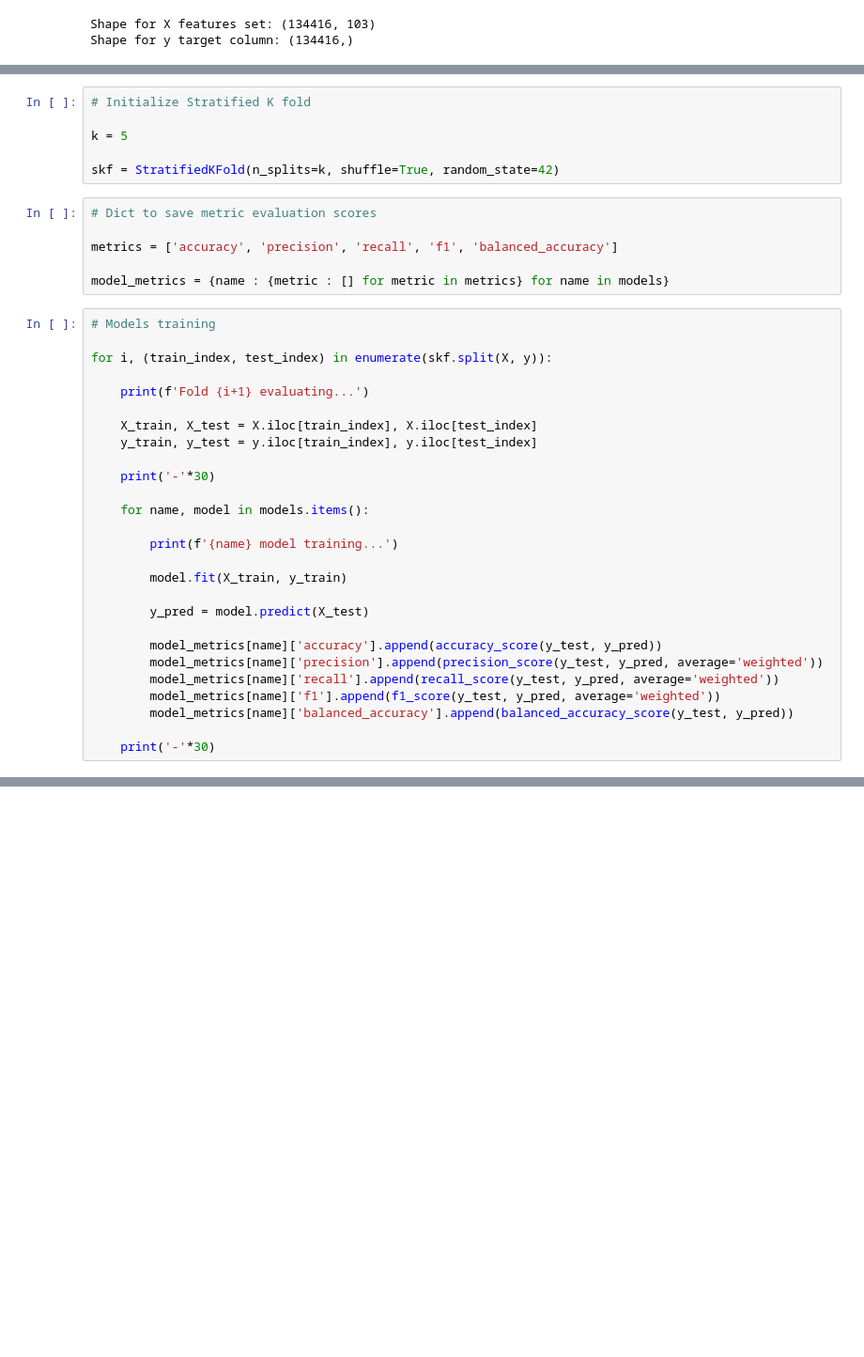
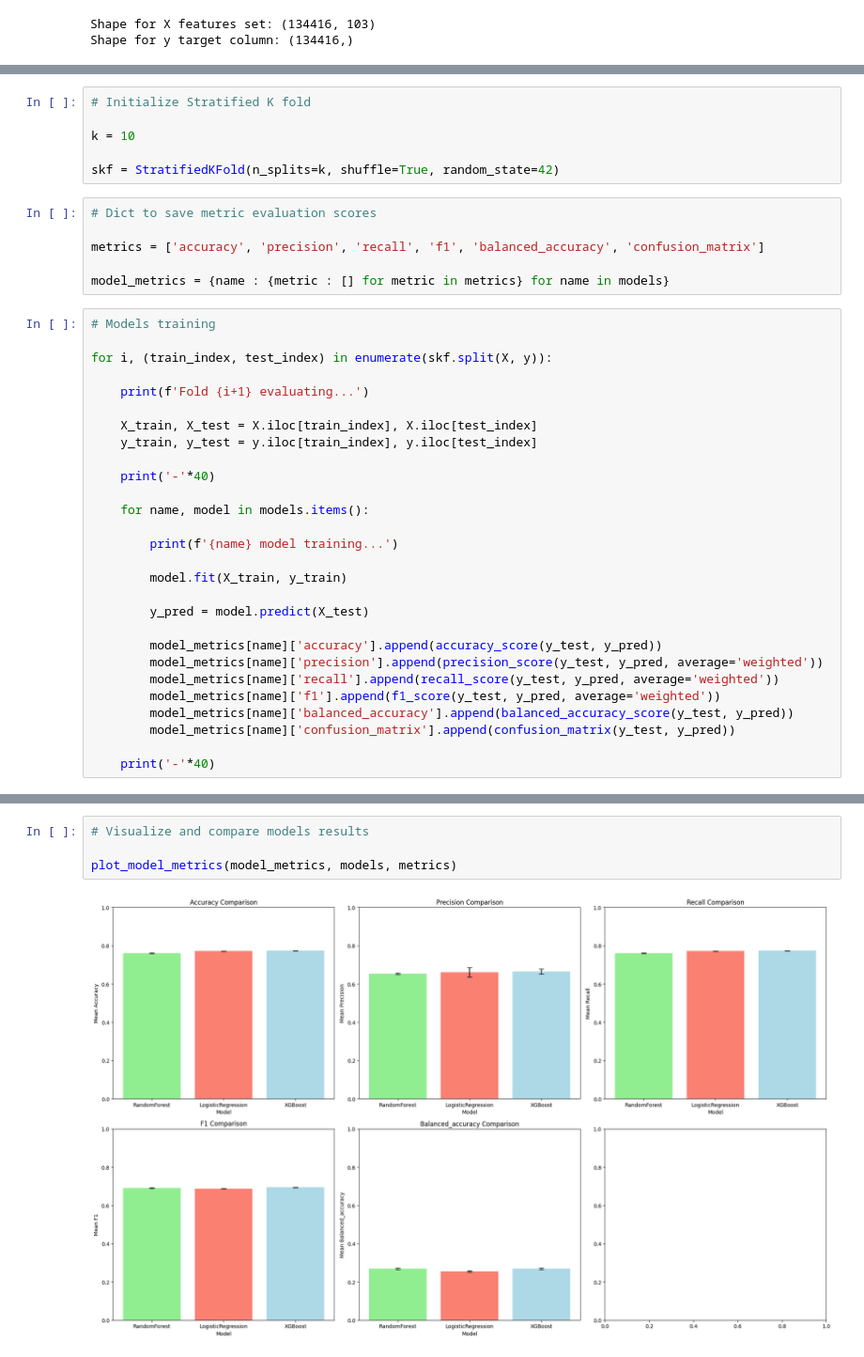
Before and after one commit to Silvano315/NLP-for-ChatGPT-Reviews, a Jupyter notebook: ML_prediction.ipynb, the cells around one changed output, grey strips where cells are left out. Shown at 94% size. Saved outputs shown, nothing was run; the diff lists cells and outputs as text; blank space fills up the shorter version.

```diff
--- a/ML_prediction.ipynb
+++ b/ML_prediction.ipynb
@@ -48,13 +51,13 @@ models = {
 # %%
 # Initialize Stratified K fold
 
-k = 5
+k = 10
 
 skf = StratifiedKFold(n_splits=k, shuffle=True, random_state=42)
 # %%
 # Dict to save metric evaluation scores
 
-metrics = ['accuracy', 'precision', 'recall', 'f1', 'balanced_accuracy']
+metrics = ['accuracy', 'precision', 'recall', 'f1', 'balanced_accuracy', 'confusion_matrix']
 
 model_metrics = {name : {metric : [] for metric in metrics} for name in models}
 # %%
@@ -67,7 +70,7 @@ for i, (train_index, test_index) in enumerate(skf.split(X, y)):
     X_train, X_test = X.iloc[train_index], X.iloc[test_index]
     y_train, y_test = y.iloc[train_index], y.iloc[test_index]
 
-    print('-'*30)
+    print('-'*40)
 
     for name, model in models.items():
 
@@ -82,5 +85,6 @@ for i, (train_index, test_index) in enumerate(skf.split(X, y)):
         model_metrics[name]['recall'].append(recall_score(y_test, y_pred, average='weighted'))
         model_metrics[name]['f1'].append(f1_score(y_test, y_pred, average='weighted'))
         model_metrics[name]['balanced_accuracy'].append(balanced_accuracy_score(y_test, y_pred))
+        model_metrics[name]['confusion_matrix'].append(confusion_matrix(y_test, y_pred))
 
-    print('-'*30)
+    print('-'*40)
@@ -86,0 +187,6 @@ for i, (train_index, test_index) in enumerate(skf.split(X, y)):
+# %%
+# Visualize and compare models results
+
+plot_model_metrics(model_metrics, models, metrics)
+# %% [output]
+[figure, added]
```
Also changed, not shown: parts of 4 cells of this notebook, 1 other file.
